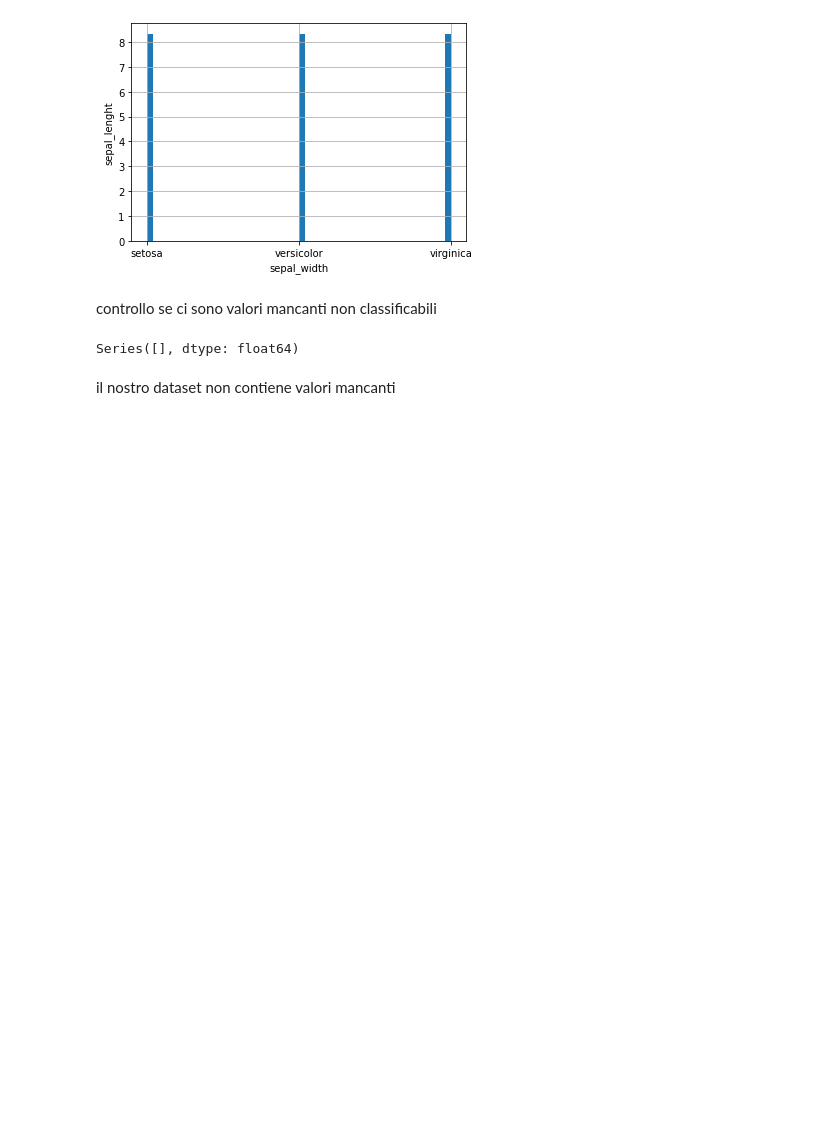
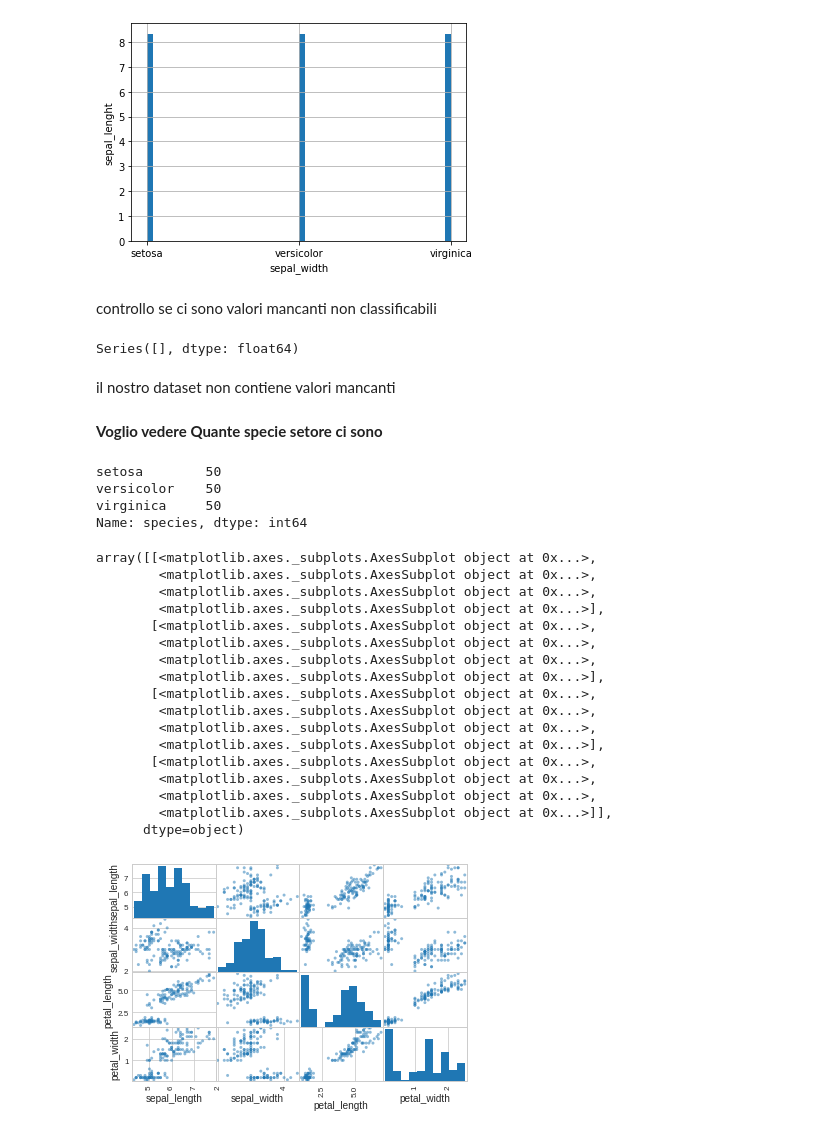
Before and after one commit to Elenacola/Big_data, a Jupyter notebook: Copia_di_Untitled1.ipynb, the cells around one changed output. Drawn from its saved outputs; the diff is of its cells as text; code cells hidden in the pictures; blank space fills up the shorter version.

```diff
--- a/Copia_di_Untitled1.ipynb
+++ b/Copia_di_Untitled1.ipynb
@@ -76,3 +97,36 @@ dataset[vars_with_na].isnull().mean().sort_values(ascending=False)
 Series([], dtype: float64)
 # %% [markdown]
 il nostro dataset non contiene valori mancanti
+# %% [markdown]
+**Voglio vedere Quante specie setore ci sono**
+# %%
+dataset [dataset["species"]=='setosa']
+dataset ["species"].value_counts()
+# %% [output]
+setosa        50
+versicolor    50
+virginica     50
+Name: species, dtype: int64
+# %%
+dataset [dataset["species"]=='setosa']
+dataset ["species"].value_counts()
+pd.plotting.scatter_matrix(dataset)
+# %% [output]
+array([[<matplotlib.axes._subplots.AxesSubplot object at 0x...>,
+        <matplotlib.axes._subplots.AxesSubplot object at 0x...>,
+        <matplotlib.axes._subplots.AxesSubplot object at 0x...>,
+        <matplotlib.axes._subplots.AxesSubplot object at 0x...>],
+       [<matplotlib.axes._subplots.AxesSubplot object at 0x...>,
+        <matplotlib.axes._subplots.AxesSubplot object at 0x...>,
+        <matplotlib.axes._subplots.AxesSubplot object at 0x...>,
+        <matplotlib.axes._subplots.AxesSubplot object at 0x...>],
+       [<matplotlib.axes._subplots.AxesSubplot object at 0x...>,
+        <matplotlib.axes._subplots.AxesSubplot object at 0x...>,
+        <matplotlib.axes._subplots.AxesSubplot object at 0x...>,
+        <matplotlib.axes._subplots.AxesSubplot object at 0x...>],
+       [<matplotlib.axes._subplots.AxesSubplot object at 0x...>,
+        <matplotlib.axes._subplots.AxesSubplot object at 0x...>,
+        <matplotlib.axes._subplots.AxesSubplot object at 0x...>,
+        <matplotlib.axes._subplots.AxesSubplot object at 0x...>]],
+      dtype=object)
+[figure, added]
```
Also changed, not shown: parts of 4 cells of this notebook.
